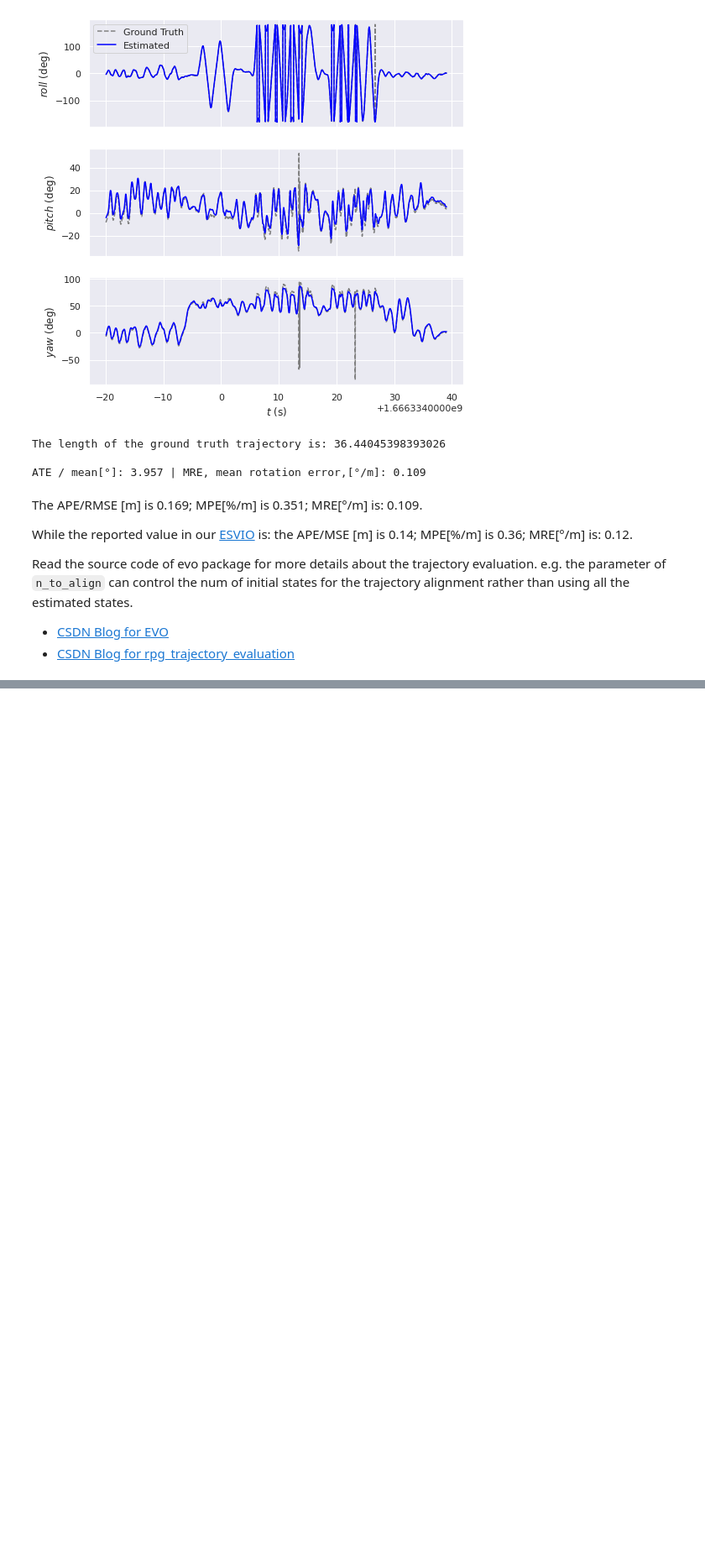
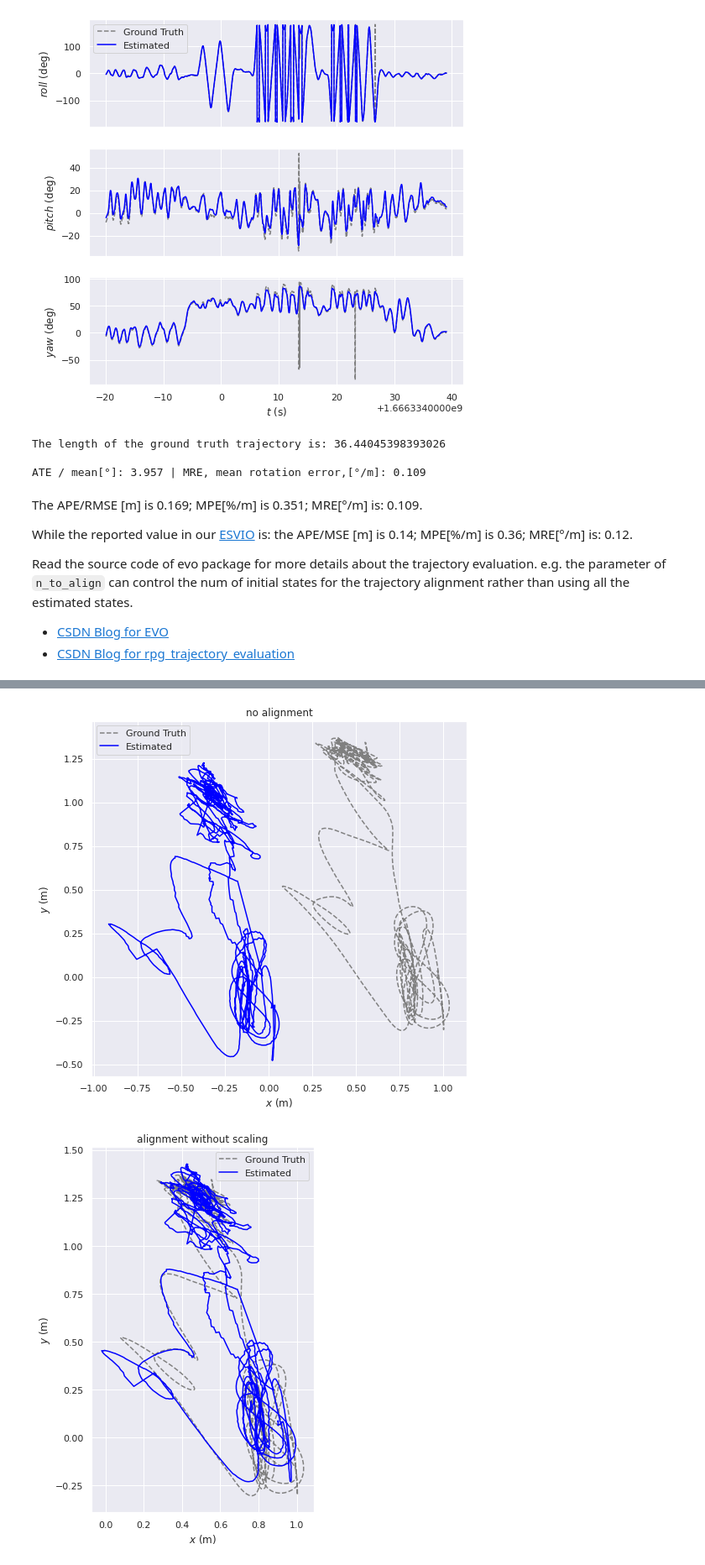
Before and after one commit to KwanWaiPang/Poster_files, a Jupyter notebook: trajectory_evaluation/evo_process.ipynb, the cells around one changed output, grey strips where cells are left out. Shown at 84% size. Cells and saved outputs as stored; diff of their text form; code cells hidden in the pictures; blank space fills up the shorter version.

```diff
--- a/trajectory_evaluation/evo_process.ipynb
+++ b/trajectory_evaluation/evo_process.ipynb
@@ -242,0 +285,42 @@ Read the source code of evo package for more details about the trajectory evalua
+# %%
+from evo.core.trajectory import PosePath3D, PoseTrajectory3D, Plane
+from evo.core import lie_algebra as lie
+import copy
+def testing_alignment(traj_ref, traj_est,
+                      align=False,
+                      correct_scale = False,
+                      n_to_align = -1,
+                      align_origin = False,
+                      align_time=-1,
+                      title=""):
+
+    traj_ref_associate, traj_est_associate = sync.associate_trajectories(traj_ref, traj_est, max_diff=1)
+
+    if align_time > 0:
+        deta_t=traj_ref_associate.timestamps[-1]-traj_ref_associate.timestamps[0] #unit:s
+        if deta_t>align_time:
+            percentage=align_time/deta_t
+            n_to_align=int(len(traj_ref_associate.positions_xyz)*percentage)
+        else:
+            n_to_align = -1
+
+    only_scale = correct_scale and not align
+    if align or correct_scale:
+        traj_est_associate.align(traj_ref_associate, correct_scale, only_scale, n=n_to_align)
+    plot_trajectory_inxyplane(pred_traj=traj_est_associate, gt_traj=traj_ref_associate,title=title);
+
+traj_ref = make_evo_traj(gt_poses, tss_gt_us)
+traj_est = make_evo_traj(est_poses, tss_est_us)
+testing_alignment(copy.deepcopy(traj_ref),copy.deepcopy(traj_est),title="no alignment")
+testing_alignment(copy.deepcopy(traj_ref),copy.deepcopy(traj_est),align=True, title="alignment without scaling")
+testing_alignment(copy.deepcopy(traj_ref),copy.deepcopy(traj_est),align=True, correct_scale=True,title="alignment with scaling")
+testing_alignment(copy.deepcopy(traj_ref),copy.deepcopy(traj_est),correct_scale=True,title="only scaling alignment")
+testing_alignment(copy.deepcopy(traj_ref),copy.deepcopy(traj_est),align=True,n_to_align=5,title="only alignment 5")
+testing_alignment(copy.deepcopy(traj_ref),copy.deepcopy(traj_est),align=True,n_to_align=1000,title="only alignment 1000")
+testing_alignment(copy.deepcopy(traj_ref),copy.deepcopy(traj_est),align=True,align_time=5,title="only alignment 5 seconds")
+testing_alignment(copy.deepcopy(traj_ref),copy.deepcopy(traj_est),align=True,align_time=30,title="only alignment 30 seconds")
+testing_alignment(copy.deepcopy(traj_ref),copy.deepcopy(traj_est),align=True,align_time=60,title="only alignment 60 seconds")
+testing_alignment(copy.deepcopy(traj_ref),copy.deepcopy(traj_est),title="no alignment")
+# %% [output]
+[figure, added]
+[figure, added]
```
Also changed, not shown: parts of 3 cells of this notebook.
